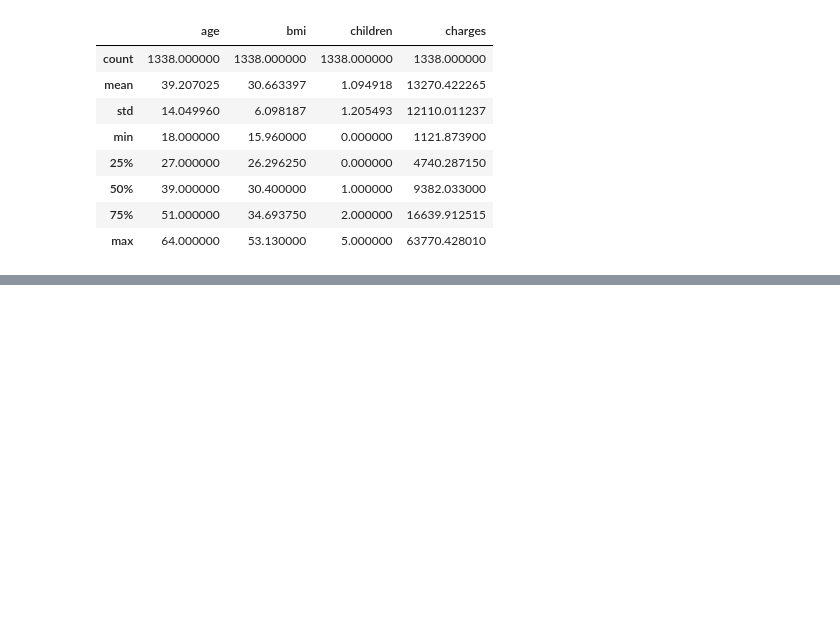
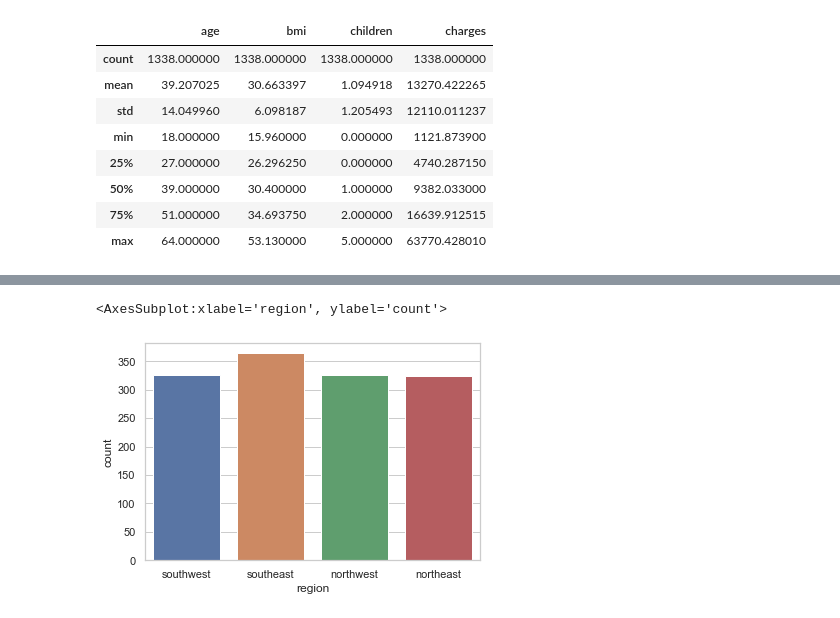
Before and after one commit to Hannanf/capstone_project, a Jupyter notebook: EDA_Siqi.ipynb, the cells around one changed output, grey strips where cells are left out. Saved outputs shown, nothing was run; the diff lists cells and outputs as text; code cells hidden in the pictures; blank space fills up the shorter version.

```diff
--- a/EDA_Siqi.ipynb
+++ b/EDA_Siqi.ipynb
@@ -34,0 +93,5 @@ data_df.describe()
+# %%
+sns.countplot(data_df['region'])
+# %% [output]
+<AxesSubplot:xlabel='region', ylabel='count'>
+[figure, added]
```
Also changed, not shown: parts of 12 cells of this notebook.
